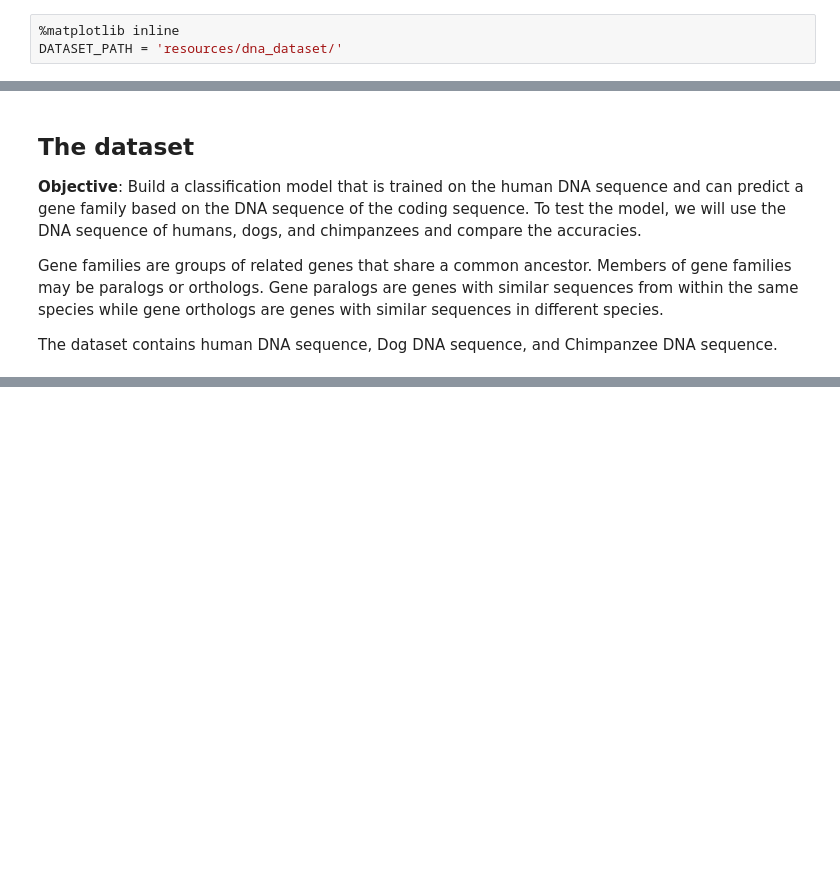
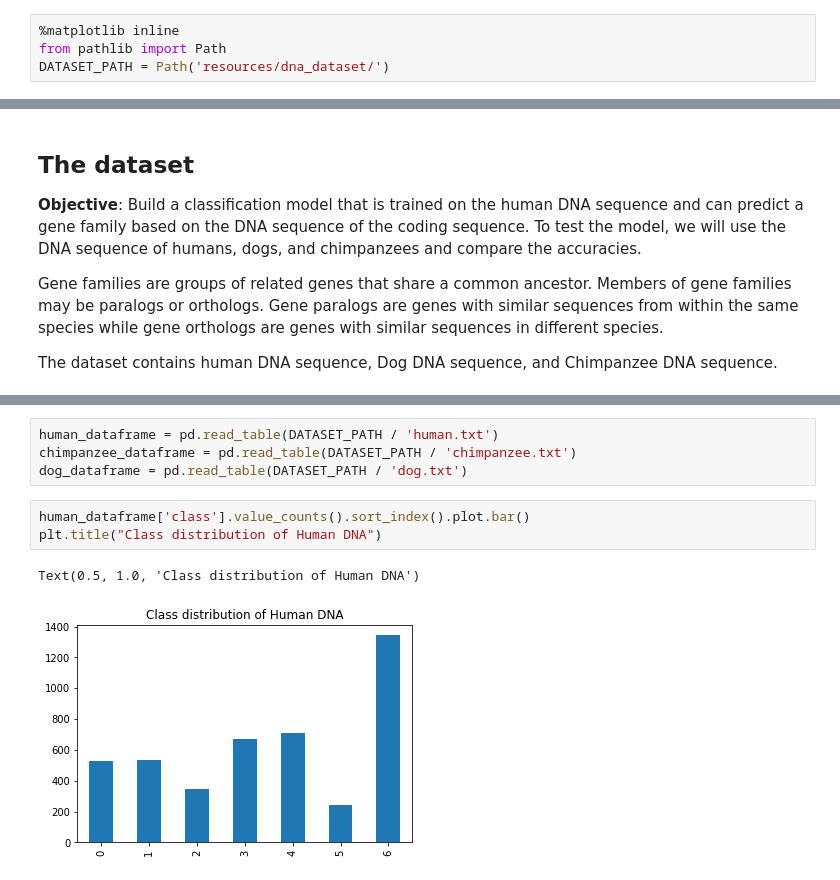
Before and after one commit to tanhungp/practical_ml, a Jupyter notebook: sessions/Session 03 - A real bioinformatics project.ipynb, the cells around one changed output, grey strips where cells are left out. Drawn from its saved outputs; the diff is of its cells as text; blank space fills up the shorter version.

```diff
--- a/sessions/Session 03 - A real bioinformatics project.ipynb
+++ b/sessions/Session 03 - A real bioinformatics project.ipynb
@@ -7,6 +7,7 @@ A more in-depth guide can be found [here](./resources/dna-sequencing-with-machin
 Example of fasta file handling using biopython library:
 # %%
 %matplotlib inline
-DATASET_PATH = 'resources/dna_dataset/'
+from pathlib import Path
+DATASET_PATH = Path('resources/dna_dataset/')
 # %%
 from Bio import SeqIO
@@ -35,0 +50,10 @@ First, we should understand our dataset and objective, before doing any kind of
+# %%
+human_dataframe = pd.read_table(DATASET_PATH / 'human.txt')
+chimpanzee_dataframe = pd.read_table(DATASET_PATH / 'chimpanzee.txt')
+dog_dataframe = pd.read_table(DATASET_PATH / 'dog.txt')
+# %%
+human_dataframe['class'].value_counts().sort_index().plot.bar()
+plt.title("Class distribution of Human DNA")
+# %% [output]
+Text(0.5, 1.0, 'Class distribution of Human DNA')
+[figure, added]
```
Also changed, not shown: parts of 30 cells of this notebook, 1 other file.
